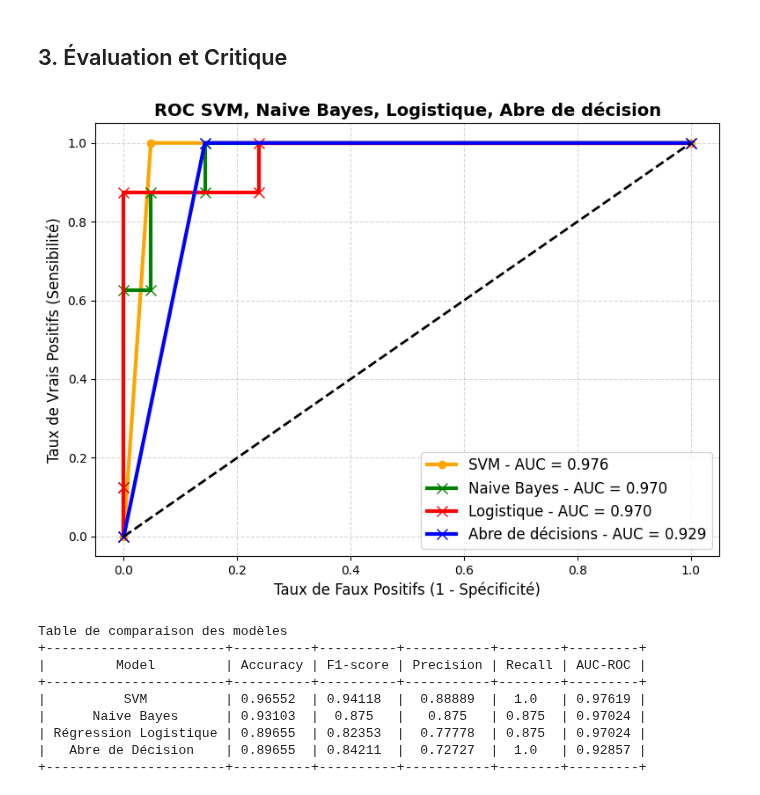
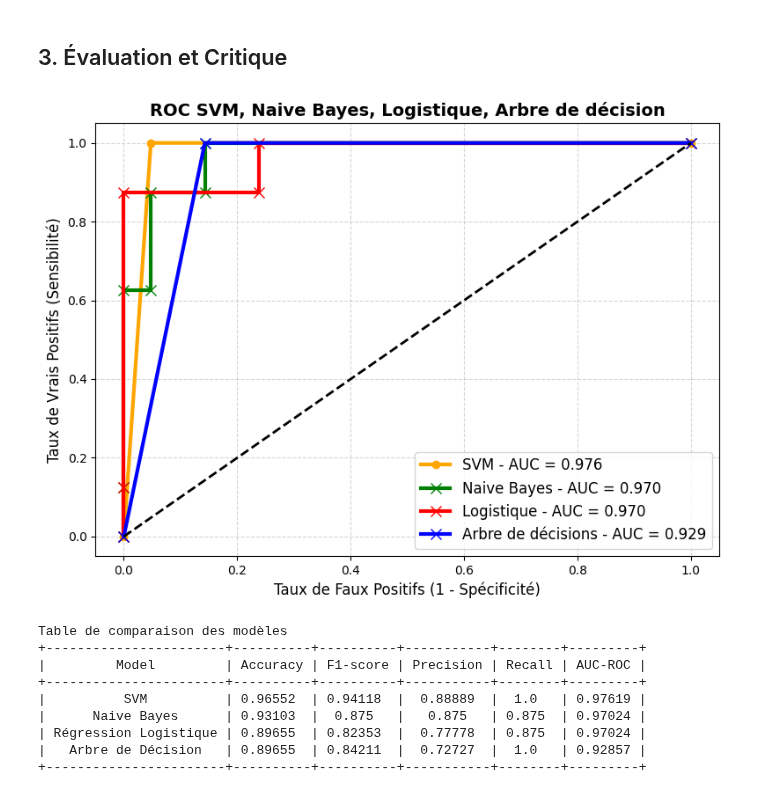
Before and after one commit to marktr11/Cervical-Cancer-Risk-Classification, a Jupyter notebook: Code/Comparer les modèles.ipynb, the cells around one changed output. Cells and saved outputs as stored; diff of their text form; code cells hidden in the pictures.

```diff
--- a/Code/Comparer les modèles.ipynb
+++ b/Code/Comparer les modèles.ipynb
@@ -53,42 +53,42 @@ pred_tree = roc_data_tree['pred_dt']
 # %%
 plt.figure(figsize=(8, 6))
 
 # Plot SVC (Noyau RBF)
 plt.plot(fpr_svm, tpr_svm, label=f'SVM - AUC = {auc_svm:.3f}', linewidth=3, marker='o', markersize=6, markerfacecolor='orange', color='orange')
 
 # Plot Naive Bayes
 plt.plot(fpr_nb, tpr_nb, label=f'Naive Bayes - AUC = {auc_nb:.3f}', linewidth=3, marker='x', markersize=8, markerfacecolor='green', color='green')
 
 # Plot Logistic
 plt.plot(fpr_log, tpr_log, label=f'Logistique - AUC = {auc_log:.3f}', linewidth=3, marker='x', markersize=8, markerfacecolor='red', color='red')
 
 # Plot abre de decision
-plt.plot(fpr_tree, tpr_tree, label=f'Abre de décisions - AUC = {auc_tree:.3f}', linewidth=3, marker='x', markersize=8, markerfacecolor='blue', color='blue')
+plt.plot(fpr_tree, tpr_tree, label=f'Arbre de décisions - AUC = {auc_tree:.3f}', linewidth=3, marker='x', markersize=8, markerfacecolor='blue', color='blue')
 
 # Ajouter une ligne diagonale (modèle aléatoire)
 plt.plot([0, 1], [0, 1], 'k--', linewidth=2)
 
 plt.rcParams['font.size'] = 12
-plt.title('ROC SVM, Naive Bayes, Logistique, Abre de décision', fontsize=14, fontweight='bold')
+plt.title('ROC SVM, Naive Bayes, Logistique, Arbre de décision', fontsize=14, fontweight='bold')
 plt.xlabel('Taux de Faux Positifs (1 - Spécificité)', fontsize=12)
 plt.ylabel('Taux de Vrais Positifs (Sensibilité)', fontsize=12)
 
 plt.legend(loc='lower right', fontsize=12)
 
 plt.grid(True, linestyle='--', alpha=0.5)
 
 # Afficher le graphique
 plt.tight_layout()
 plt.savefig("../Image/ROC_4modeles.png")
 plt.show()
 # %% [output]
-[figure, old version]
+[figure, new version]
 # %%
 models = {
     "SVM": pred_svm,
     "Naive Bayes": pred_nb,
     "Régression Logistique":pred_log,
-    "Abre de Décision" :pred_tree
+    "Arbre de Décision" :pred_tree
 }
 
 # Calcul de la précision (Accuracy) pour chaque modèle
@@ -127,7 +127,7 @@ Table de comparaison des modèles
 |          SVM          | 0.96552  | 0.94118  |  0.88889  |  1.0   | 0.97619 |
 |      Naive Bayes      | 0.93103  |  0.875   |   0.875   | 0.875  | 0.97024 |
 | Régression Logistique | 0.89655  | 0.82353  |  0.77778  | 0.875  | 0.97024 |
-|   Abre de Décision    | 0.89655  | 0.84211  |  0.72727  |  1.0   | 0.92857 |
+|   Arbre de Décision   | 0.89655  | 0.84211  |  0.72727  |  1.0   | 0.92857 |
 +-----------------------+----------+----------+-----------+--------+---------+
 # %%
 sns.set_style("whitegrid")
```
Also changed, not shown: parts of 1 cell of this notebook, 6 other files.
